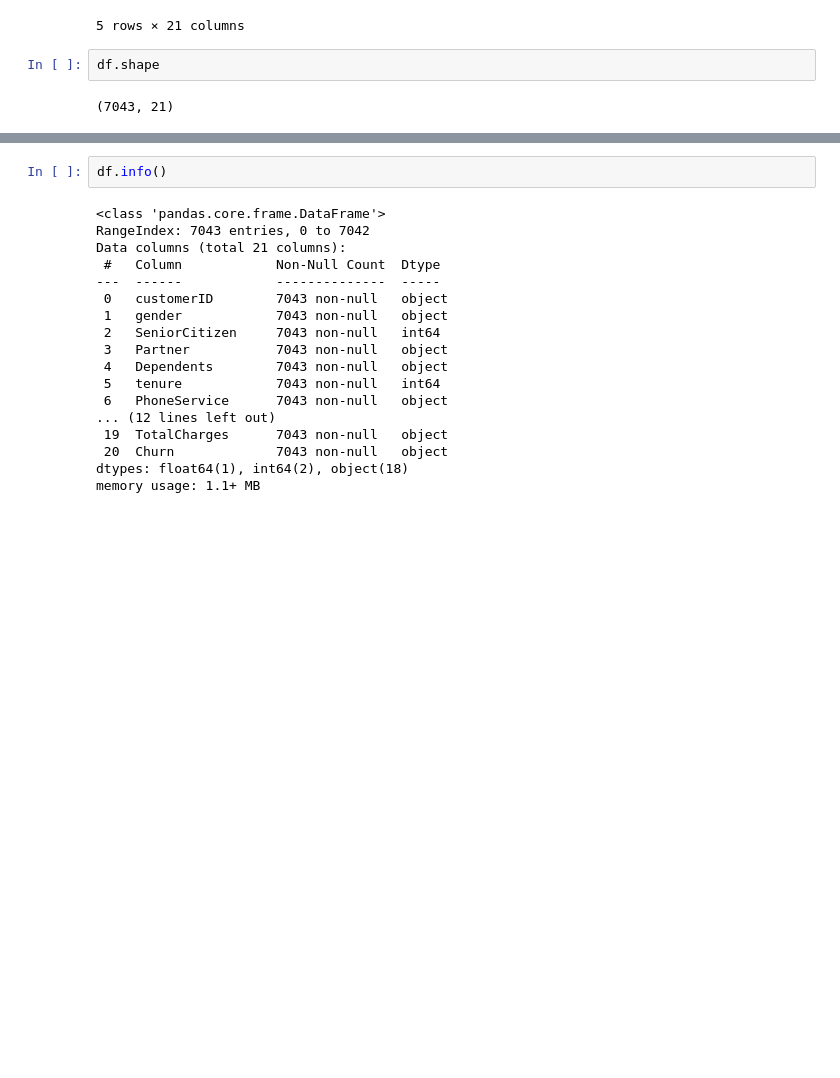
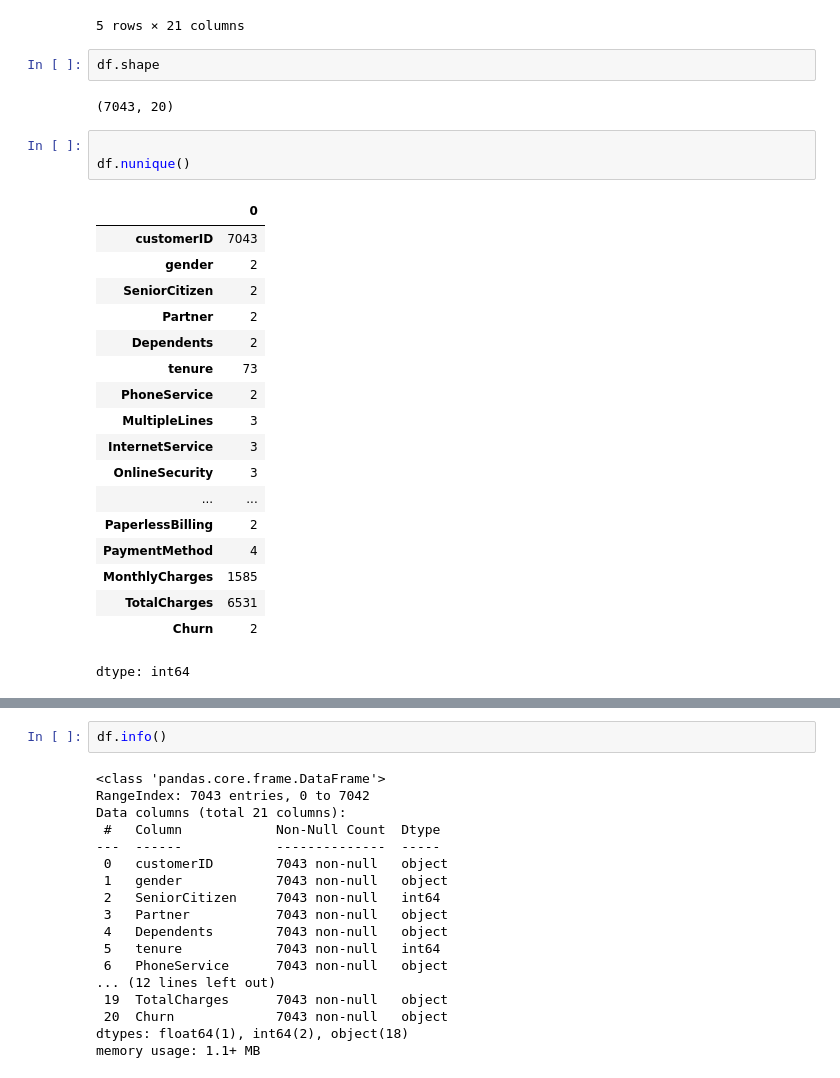
Before and after one commit to dhungarg/Customer-Churn-Prediction, a Jupyter notebook: notebooks/01_Data_Cleaning&EDA.ipynb, the cells around one changed output, grey strips where cells are left out. Cells and saved outputs as stored; diff of their text form; blank space fills up the shorter version.

```diff
--- a/notebooks/01_Data_Cleaning&EDA.ipynb
+++ b/notebooks/01_Data_Cleaning&EDA.ipynb
@@ -15,7 +15,29 @@ df.head()
 | 3 | 7795-CFOCW | Male | 0 | No | No | 45 | No | No phone service | ... |
 | 4 | 9237-HQITU | Female | 0 | No | No | 2 | Yes | No | ... |
 5 rows × 21 columns
+# %%
+df.shape
+# %% [output]
+(7043, 20)
 # %%
-df.shape
+
+df.nunique()
 # %% [output]
+|  | 0 |
+| customerID | 7043 |
+| gender | 2 |
+| SeniorCitizen | 2 |
+| Partner | 2 |
+| Dependents | 2 |
+| tenure | 73 |
+| PhoneService | 2 |
+| MultipleLines | 3 |
+| InternetService | 3 |
+| OnlineSecurity | 3 |
+| ... | ... |
+| PaperlessBilling | 2 |
+| PaymentMethod | 4 |
+| MonthlyCharges | 1585 |
+| TotalCharges | 6531 |
+| Churn | 2 |
-(7043, 21)
+dtype: int64
```
Also changed, not shown: parts of 1 cell of this notebook.
